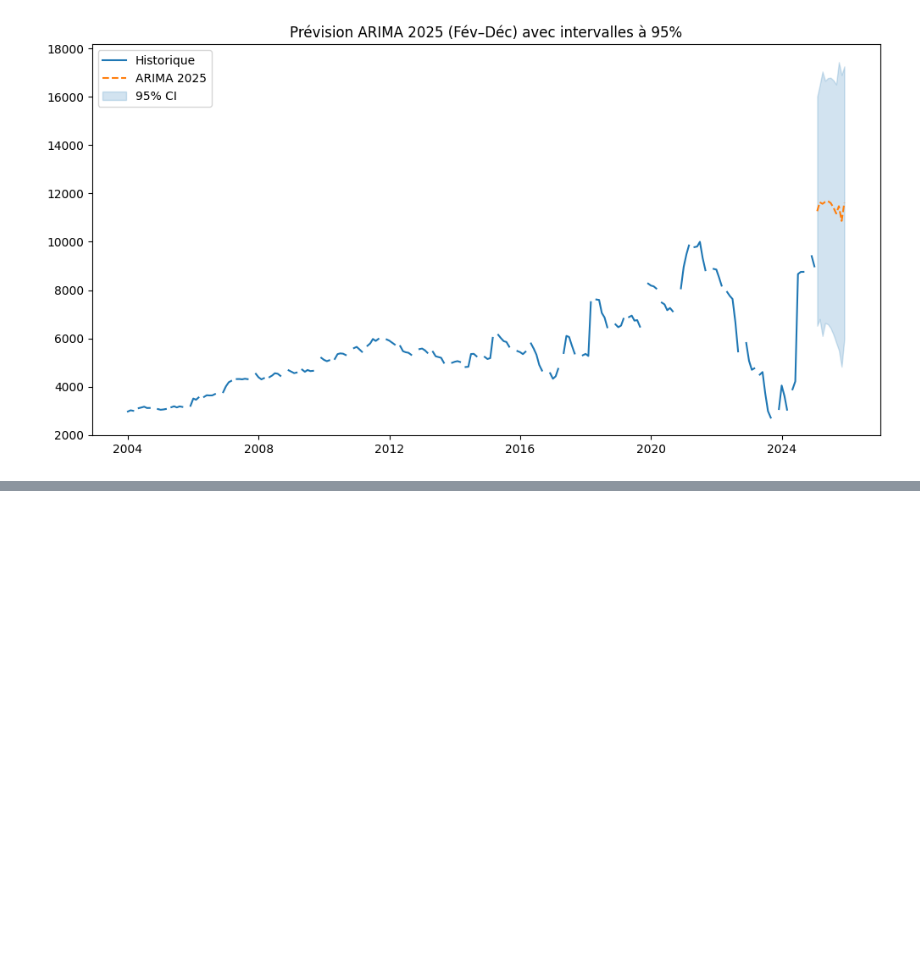
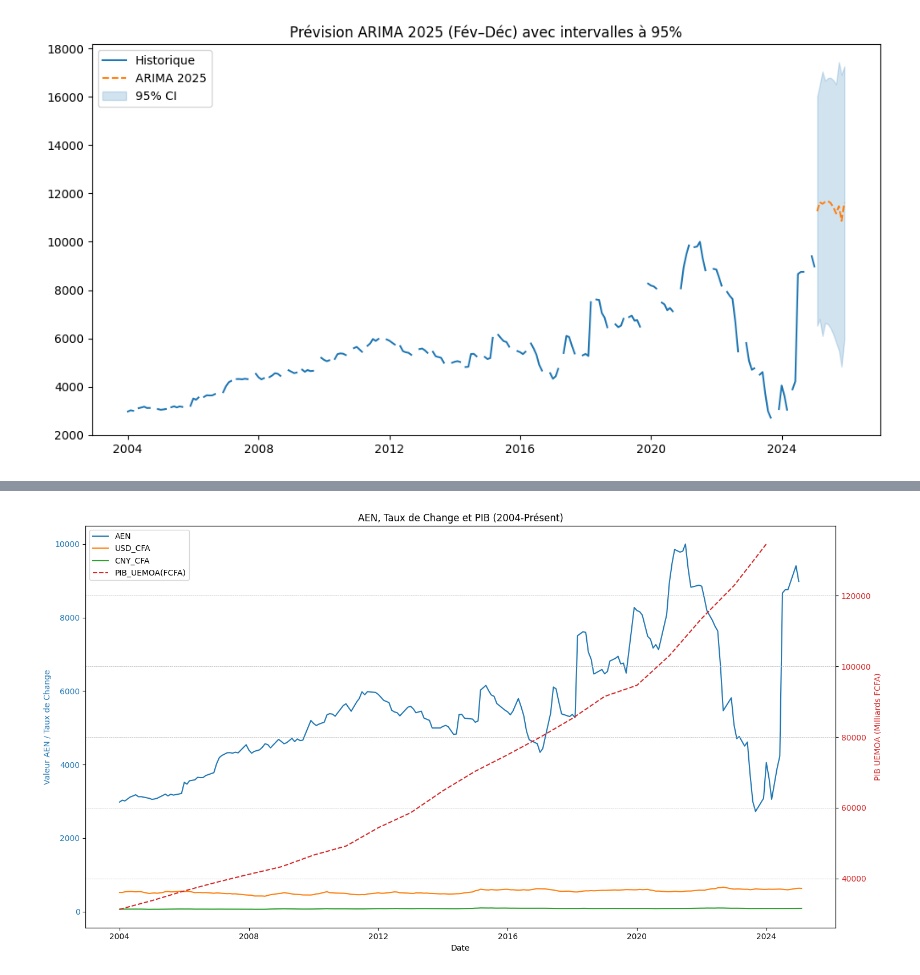
Before and after one commit to Pheonix64/forecast_aen, a Jupyter notebook: aen.ipynb, the cells around one changed output, grey strips where cells are left out. Drawn from its saved outputs; the diff is of its cells as text; code cells hidden in the pictures; blank space fills up the shorter version.

Commit message:
adding exogenous data

```diff
--- a/aen.ipynb
+++ b/aen.ipynb
@@ -641,0 +655,3 @@ Note: you may need to restart the kernel to use updated packages.
+# %%
+df_USD = pd.read_excel('transformed_data_Cours du Dollar US.xlsx')
+df_USD.head()
@@ -641,0 +665,4 @@ Note: you may need to restart the kernel to use updated packages.
+# %%
+df_USD = df_USD.set_index('Date')
+df_USD = df_USD[df_USD.index >= '2004-01-01']
+df_USD.head()
@@ -641,0 +677,5 @@ Note: you may need to restart the kernel to use updated packages.
+# %%
+df_Yuan_ch = pd.read_excel('transformed_data_Cours du Yuan chinois.xlsx')
+df_Yuan_ch = df_Yuan_ch.set_index('Date')
+df_Yuan_ch = df_Yuan_ch[df_Yuan_ch.index >= '2004-01-01']
+df_Yuan_ch.head()
@@ -641,0 +690,5 @@ Note: you may need to restart the kernel to use updated packages.
+# %%
+df_pib = pd.read_excel('PIB_nominal.xlsx')
+df_pib = df_pib.set_index('Date')
+df_pib = df_pib[df_pib.index >= '2004-01-01']
+df_pib.head()
@@ -641,0 +703,64 @@ Note: you may need to restart the kernel to use updated packages.
+# %%
+from sklearn.preprocessing import MinMaxScaler
+
+# Créer une figure et un axe principal
+fig, ax1 = plt.subplots(figsize=(15, 8))
+
+# Filtrer AEN
+aen_df1_filtered = aen_df1[aen_df1['Date'] >= '2004-01-01']
+
+# Tracer les séries avec des échelles similaires sur l'axe principal (ax1)
+ax1.plot(aen_df1_filtered['Date'], aen_df1_filtered['Valeur AEN'], label='AEN', color='C0')
+ax1.plot(df_USD.index, df_USD['Cours du Dollar US'], label='USD_CFA', color='C1')
+ax1.plot(df_Yuan_ch.index, df_Yuan_ch['Cours du Yuan chinois'], label='CNY_CFA', color='C2')
+ax1.set_xlabel('Date')
+ax1.set_ylabel('Valeur AEN / Taux de Change', color='C0')
+ax1.tick_params(axis='y', labelcolor='C0')
+
+# Créer un deuxième axe Y pour le PIB
+ax2 = ax1.twinx()
+# S'assurer que l'index est bien un DatetimeIndex
+df_pib.index = pd.to_datetime(df_pib.index)
+ax2.plot(df_pib.index, df_pib['PIB_UEMOA(FCFA)'], label='PIB_UEMOA(FCFA)', color='C3', linestyle='--')
+ax2.set_ylabel('PIB UEMOA (Milliards FCFA)', color='C3')
+ax2.tick_params(axis='y', labelcolor='C3')
+
+# Gérer les légendes
+lines, labels = ax1.get_legend_handles_labels()
+lines2, labels2 = ax2.get_legend_handles_labels()
+ax2.legend(lines + lines2, labels + labels2, loc='upper left')
+
+plt.title('AEN, Taux de Change et PIB (2004-Présent)')
+plt.grid(True, which='both', linestyle='--', linewidth=0.5)
+fig.tight_layout()
+# 2) Fusion et alignement des données
+# Fusionner toutes les séries en un seul DataFrame, aligné sur l'index de AEN
+df_merged = pd.concat([
+    df_aen.rename(columns={'Valeur AEN': 'AEN'}),
+    df_USD.rename(columns={'Cours du Dollar US': 'USD_CFA'}),
+    df_Yuan_ch.rename(columns={'Cours du Yuan chinois': 'CNY_CFA'}),
+    df_pib.rename(columns={'PIB_UEMOA(FCFA)': 'PIB_UEMOA'})
+], axis=1).sort_index()
+
+# Filtrer pour la période commune (à partir de 2004) et interpoler les valeurs manquantes
+df_merged = df_merged[df_merged.index >= '2004-01-01'].interpolate(method='time')
+df_merged = df_merged.dropna() # Supprimer les lignes où l'interpolation n'a pas pu se faire
+
+# 3) Normalisation (Min-Max) pour la visualisation
+scaler = MinMaxScaler()
+df_norm = pd.DataFrame(scaler.fit_transform(df_merged), index=df_merged.index, columns=df_merged.columns)
+
+# 4) Visualisation des séries normalisées
+plt.figure(figsize=(15, 8))
+for column in df_norm.columns:
+    plt.plot(df_norm.index, df_norm[column], label=column)
+
+plt.title('Séries Temporelles Normalisées (2004-Présent)')
+plt.xlabel('Date')
+plt.ylabel('Valeur Normalisée (Min-Max)')
+plt.legend(loc='upper left')
+plt.grid(True, which='both', linestyle='--', linewidth=0.5)
+plt.tight_layout()
+plt.show()
+# %% [output]
+[figure, added]
```
Also changed, not shown: parts of 17 cells of this notebook, 11 other files.
